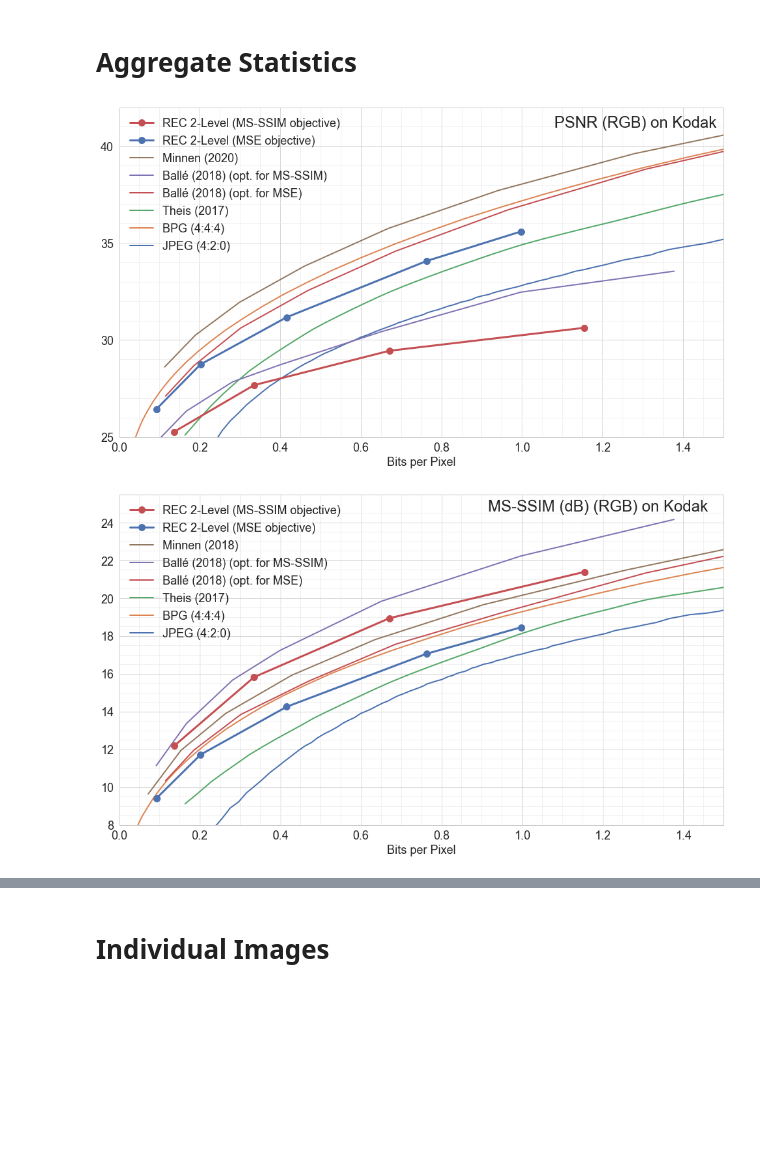
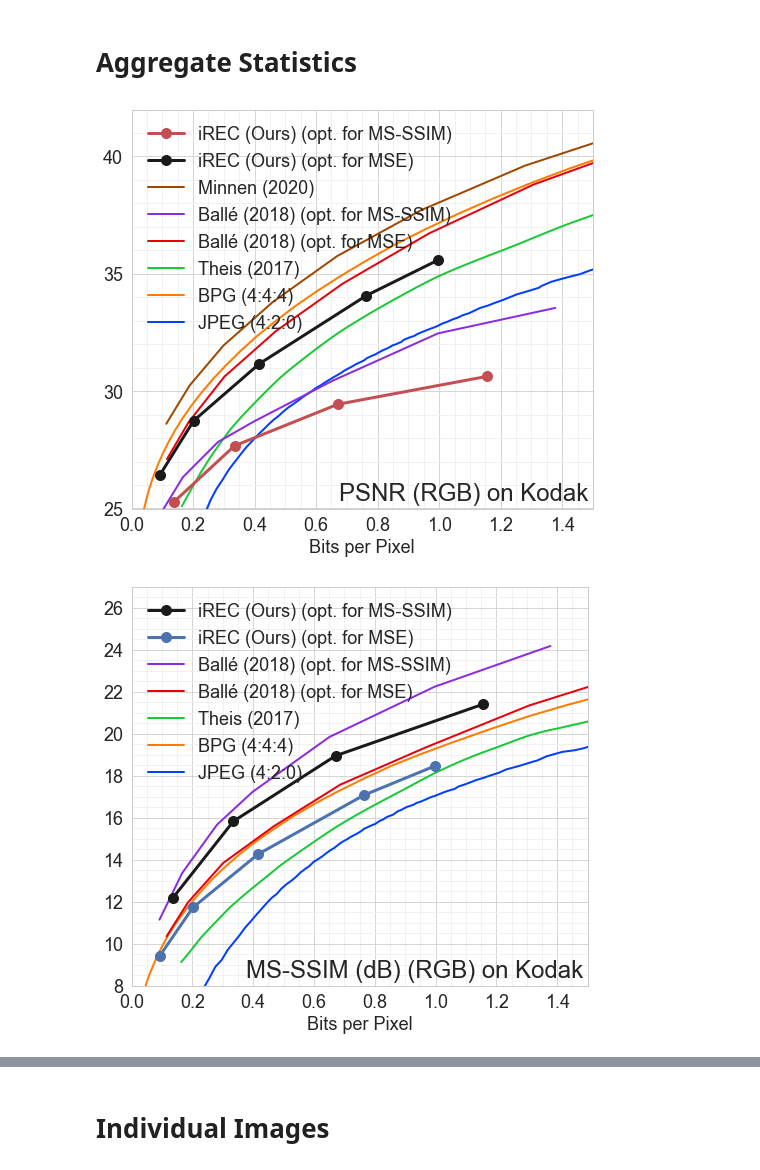
Before and after one commit to gergely-flamich/relative-entropy-coding, a Jupyter notebook: notebooks/Lossy Compression Performance Visualization.ipynb, the cells around one changed output, grey strips where cells are left out. Saved outputs shown, nothing was run; the diff lists cells and outputs as text; code cells hidden in the pictures; blank space fills up the shorter version.

```diff
--- a/notebooks/Lossy Compression Performance Visualization.ipynb
+++ b/notebooks/Lossy Compression Performance Visualization.ipynb
@@ -155,21 +155,21 @@ def get_rec_psnr_average_df(rec_dfs, kind):
     psnr_avg_df = aggregate_df.groupby("target_bpp").mean().rename({"PSNR": "psnr",
                                                                  "comp_lossy_BPP": "bpp",
                                                                  "MS_SSIM": "ms_ssim"}, axis=1)
-    psnr_avg_df["model"] = f"REC {kind}"
+    psnr_avg_df["model"] = f"iREC {kind}"
     psnr_avg_df["type"] = f"actual"
 
 
     ideal_psnr_avg_df = aggregate_df.groupby("target_bpp").mean().rename({"ideal_PSNR": "psnr",
                                                                  "lossy_BPP": "bpp",
                                                                  "ideal_MS_SSIM": "ms_ssim"}, axis=1)
-    ideal_psnr_avg_df["model"] = f"REC {kind}"
+    ideal_psnr_avg_df["model"] = f"iREC {kind}"
     ideal_psnr_avg_df["type"] = f"ideal"
 
     return pd.concat([psnr_avg_df, ideal_psnr_avg_df])
 # %%
-rec_l1_gaussian_psnr_avg_df = get_rec_psnr_average_df(level_1_gaussian_rec_dfs, "1-Level (MSE objective)")
-rec_gaussian_psnr_avg_df  = get_rec_psnr_average_df(gaussian_rec_dfs, "2-Level (MSE objective)")
-rec_ms_ssim_psnr_avg_df = get_rec_psnr_average_df(ms_ssim_rec_dfs, "2-Level (MS-SSIM objective)")
+rec_l1_gaussian_psnr_avg_df = get_rec_psnr_average_df(level_1_gaussian_rec_dfs, "(Ours) (opt. for MSE)")
+rec_gaussian_psnr_avg_df  = get_rec_psnr_average_df(gaussian_rec_dfs, "(Ours) (opt. for MSE)")
+rec_ms_ssim_psnr_avg_df = get_rec_psnr_average_df(ms_ssim_rec_dfs, "(Ours) (opt. for MS-SSIM)")
 # %%
 psnr_results = pd.concat([prepare_method_df("psnr", method_name, method_legend, skiprows, opt_objective)
                 for method_name, (method_legend, opt_objective, skiprows) in psnr_method_names.items()])
@@ -177,7 +177,9 @@ psnr_results = pd.concat([prepare_method_df("psnr", method_name, method_legend,
 ms_ssim_results = pd.concat([prepare_method_df("ms_ssim", method_name, method_legend, skiprows, opt_objective)
                 for method_name, (method_legend, opt_objective, skiprows) in ms_ssim_method_names.items()])
 # %%
-fig, ax = plt.subplots(figsize=(14, 8))
+sns.set_palette("bright")
+
+fig, ax = plt.subplots(figsize=(7.4, 6.5))
 
 sns.lineplot(x="bpp",
              y="psnr",
@@ -188,7 +190,8 @@ sns.lineplot(x="bpp",
              ax=ax)
 
 rec_psnr_df = rec_gaussian_psnr_avg_df[rec_gaussian_psnr_avg_df["type"] == "actual"].rename({"model": "method"}, axis=1)
-ax.plot(rec_psnr_df["bpp"], rec_psnr_df["psnr"], label=rec_psnr_df["method"].values[0], marker="o", linewidth=3, c='b')
+ax.plot(rec_psnr_df["bpp"], rec_psnr_df["psnr"],
+        label=rec_psnr_df["method"].values[0], marker="o", linewidth=3, c='k')
 
 rec_ssim_df = rec_ms_ssim_psnr_avg_df[rec_ms_ssim_psnr_avg_df["type"] == "actual"].rename({"model": "method"}, axis=1)
 ax.plot(rec_ssim_df["bpp"], rec_ssim_df["psnr"], label=rec_ssim_df["method"].values[0], marker="o", linewidth=3, c='r')
@@ -205,37 +208,39 @@ ax.legend(handles=handles[1:][::-1],
 ax.set_xlim([0, 1.5])
 ax.set_ylim([25, 42])
 ax.set_ylabel(None)
 ax.set_xlabel("Bits per Pixel", fontsize=18)
 
 ax.tick_params(axis='both', which='major', labelsize=18)
 
 x_major_ticks = np.arange(0., 1.5, 0.2)
 x_minor_ticks = np.arange(0., 1.5, 0.05)
 
 ax.set_xticks(x_major_ticks)
 ax.set_xticks(x_minor_ticks, minor=True)
 
 y_major_ticks = np.arange(25., 42, 5)
 y_minor_ticks = np.arange(25., 42, 1)
 
 ax.set_yticks(y_major_ticks)
 ax.set_yticks(y_minor_ticks, minor=True)
 
 ax.grid(which='major', alpha=1)
 ax.grid(which='minor', c="#eeeeee", alpha=1)
 
-ax.text(.72, .94, 'PSNR (RGB) on Kodak',
+ax.text(.45, .02, 'PSNR (RGB) on Kodak',
         horizontalalignment='left',
         transform=ax.transAxes,
         fontsize=24)
 
 fig.tight_layout()
 
 fig.savefig(f"{save_dir}/method_psnr_comparison.eps")
 # %% [output]
-[figure, old version]
+[figure, new version]
 # %%
-fig, ax = plt.subplots(figsize=(14, 8))
+sns.set_palette("bright")
+
+fig, ax = plt.subplots(figsize=(7.4, 6.5))
 
 
 sns.lineplot(x="bpp",
@@ -249,8 +254,10 @@ sns.lineplot(x="bpp",
 rec_psnr_df = rec_gaussian_psnr_avg_df[rec_gaussian_psnr_avg_df["type"] == "actual"].rename({"model": "method"}, axis=1)
 ax.plot(rec_psnr_df["bpp"], to_db(rec_psnr_df["ms_ssim"]), label=rec_psnr_df["method"].values[0], marker="o", linewidth=3, c='b')
 
-rec_ssim_df = rec_ms_ssim_psnr_avg_df[rec_ms_ssim_psnr_avg_df["type"] == "actual"].rename({"model": "method"}, axis=1)
-ax.plot(rec_ssim_df["bpp"], to_db(rec_ssim_df["ms_ssim"]), label=rec_ssim_df["method"].values[0], marker="o", linewidth=3, c='r')
+rec_ssim_df = rec_ms_ssim_psnr_avg_df[rec_ms_ssim_psnr_avg_df["type"] == "actual"].rename({"model": "method"},
+                                                                                          axis=1)
+ax.plot(rec_ssim_df["bpp"], to_db(rec_ssim_df["ms_ssim"]),
+        label=rec_ssim_df["method"].values[0], marker="o", linewidth=3, c='k')
 
 handles, labels = ax.get_legend_handles_labels()
 ax.legend(handles=handles[1:][::-1],
@@ -262,7 +269,7 @@ ax.legend(handles=handles[1:][::-1],
           frameon=False)
 
 ax.set_xlim([0, 1.5])
-ax.set_ylim([8, 25.5])
+ax.set_ylim([8, 27])
 ax.set_xlabel("Bits per Pixel", fontsize=18)
 ax.set_ylabel(None)
 
@@ -274,8 +281,8 @@ x_minor_ticks = np.arange(0., 1.5, 0.05)
 ax.set_xticks(x_major_ticks)
 ax.set_xticks(x_minor_ticks, minor=True)
 
-y_major_ticks = np.arange(8., 25, 2)
-y_minor_ticks = np.arange(8., 25, 0.5)
+y_major_ticks = np.arange(8., 27, 2)
+y_minor_ticks = np.arange(8., 27, 0.5)
 
 ax.set_yticks(y_major_ticks)
 ax.set_yticks(y_minor_ticks, minor=True)
@@ -283,7 +290,7 @@ ax.set_yticks(y_minor_ticks, minor=True)
 ax.grid(which='major', alpha=1)
 ax.grid(which='minor', c="#eeeeee", alpha=1)
 
-ax.text(.61, .95, 'MS-SSIM (dB) (RGB) on Kodak',
+ax.text(.25, .02, 'MS-SSIM (dB) (RGB) on Kodak',
         horizontalalignment='left',
         transform=ax.transAxes,
         fontsize=24)
@@ -292,7 +299,7 @@ fig.tight_layout()
 
 fig.savefig(f"{save_dir}/method_ms_ssim_comparison.eps")
 # %% [output]
-[figure, old version]
+[figure, new version]
 # %%
 fig, ax = plt.subplots(figsize=(10, 13))
 
```
Also changed, not shown: parts of 11 cells of this notebook, 50 other files.
